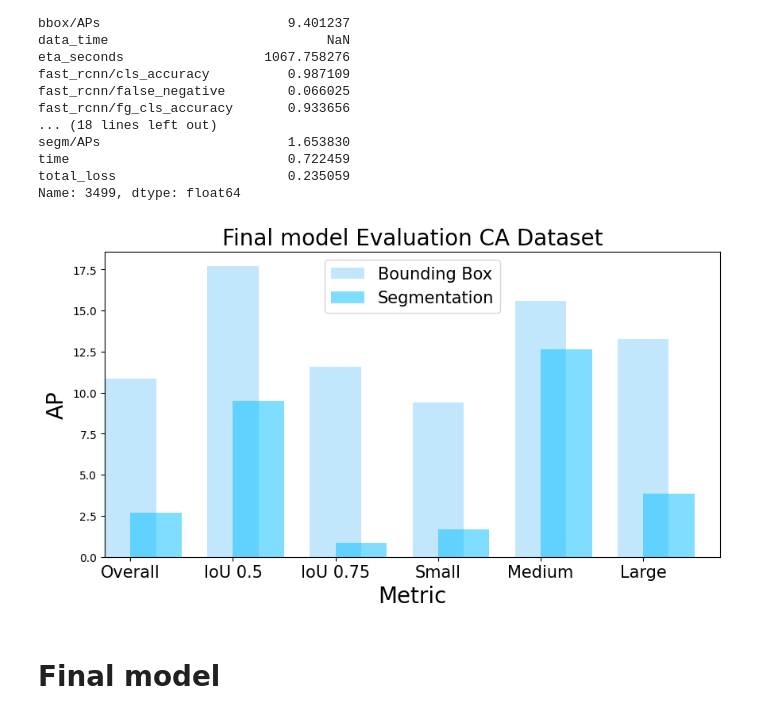
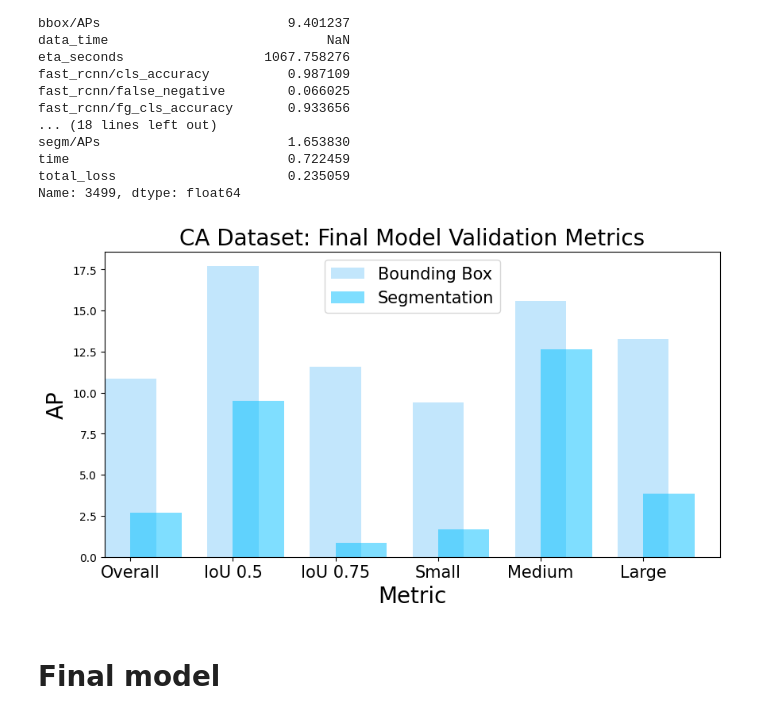
Before and after one commit to femartip/Detection-Microfibres-in-Sludge, a Jupyter notebook: Fine_tuned_Detectron2/Utils/cv_results_CA.ipynb, the cells around one changed output. Drawn from its saved outputs; the diff is of its cells as text; code cells hidden in the pictures.

```diff
--- a/Fine_tuned_Detectron2/Utils/cv_results_CA.ipynb
+++ b/Fine_tuned_Detectron2/Utils/cv_results_CA.ipynb
@@ -594,29 +594,29 @@ Name: 3499, dtype: float64
 # %%
 # Bar plot for the final model at epoch 3500
 fig, ax = plt.subplots(1, 1, figsize=(10, 5))
 
 bbox_metrics = ['bbox/AP', 'bbox/AP50', 'bbox/AP75', 'bbox/APs', 'bbox/APm', 'bbox/APl']
 segm_metrics = ['segm/AP', 'segm/AP50', 'segm/AP75', 'segm/APs', 'segm/APm', 'segm/APl']
 # Plotting bbox metrics
 
 final_model_epoch_3500[bbox_metrics].plot(kind='bar', ax=ax, alpha=0.5, label= "Bounding Box", color='lightskyblue', position=0.5)
 
 # Plotting segm metrics
 final_model_epoch_3500[segm_metrics].plot(kind='bar', ax=ax, alpha=0.5, label= "Segmentation", color='deepskyblue', position=0)
 
 ax.legend(fontsize=15)
-ax.set_title('Final model Evaluation CA Dataset', fontsize=20)
+ax.set_title('CA Dataset: Final Model Validation Metrics', fontsize=20)
 ax.set_ylabel('AP', fontsize=20)
 ax.set_xlabel('Metric', fontsize=20)
 
 #Change x-axis labels
 ax.set_xticklabels(['Overall', 'IoU 0.5', 'IoU 0.75', 'Small', 'Medium', 'Large'], rotation=0, fontsize=15)
 
 
 
 plt.show()
 # %% [output]
-[figure, old version]
+[figure, new version]
 # %% [markdown]
 # Final model
 # %% [markdown]
```
Also changed, not shown: parts of 1 cell of this notebook, 2 other files.
